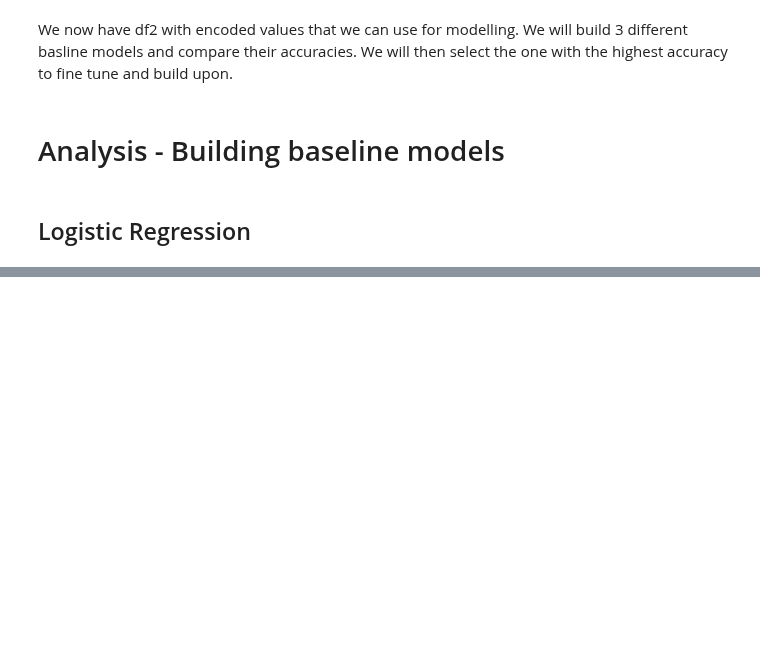
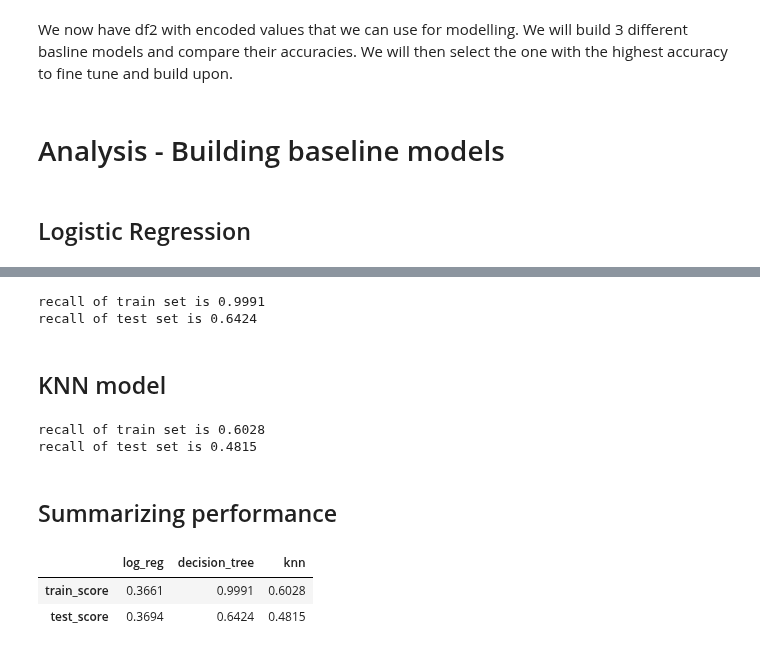
Before and after one commit to rahulakrish/water_pump_classifier, a Jupyter notebook: phase3_project.ipynb, the cells around one changed output, grey strips where cells are left out. Cells and saved outputs as stored; diff of their text form; code cells hidden in the pictures; blank space fills up the shorter version.

Commit message:
created baseline models for label encoding

```diff
--- a/phase3_project.ipynb
+++ b/phase3_project.ipynb
@@ -701,0 +719,9 @@ X_train,X_test,y_train,y_test = train_test_split(X,y,random_state=123)
+# %%
+#check for model metrics
+from sklearn.metrics import recall_score
+
+recall_train_score_logreg = round(recall_score(y_train,y_hat_train,average='macro'),4)
+recall_test_score_logreg = round(recall_score(y_test,y_hat_test,average='macro'),4)
+
+print('recall of train set is', recall_train_score_logreg)
+print('recall of test set is', recall_test_score_logreg)
@@ -701,0 +733,65 @@ X_train,X_test,y_train,y_test = train_test_split(X,y,random_state=123)
+# %%
+#import library
+from sklearn.tree import DecisionTreeClassifier
+
+#instantiate
+clf = DecisionTreeClassifier(criterion='entropy')
+
+#fit the model onto the train sets
+clf.fit(X_train,y_train)
+
+#predict
+y_hat_train = clf.predict(X_train)
+y_hat_test = clf.predict(X_test)
+
+#calculate recall
+recall_train_score_tree = round(recall_score(y_train,y_hat_train,average='macro'),4)
+recall_test_score_tree = round(recall_score(y_test,y_hat_test,average='macro'),4)
+
+print('recall of train set is', recall_train_score_tree)
+print('recall of test set is', recall_test_score_tree)
+# %% [output]
+recall of train set is 0.9991
+recall of test set is 0.6424
+# %% [markdown]
+## KNN model
+# %%
+#import library
+from sklearn.neighbors import KNeighborsClassifier
+
+#instantiate
+knn_baseline_model = KNeighborsClassifier()
+
+#fit onto the data
+knn_baseline_model.fit(X_train,y_train)
+
+#predict
+y_hat_train = knn_baseline_model.predict(X_train)
+y_hat_test = knn_baseline_model.predict(X_test)
+
+#calculate recall
+recall_train_score_knn = round(recall_score(y_train,y_hat_train,average='macro'),4)
+recall_test_score_knn = round(recall_score(y_test,y_hat_test,average='macro'),4)
+
+print('recall of train set is', recall_train_score_knn)
+print('recall of test set is', recall_test_score_knn)
+# %% [output]
+recall of train set is 0.6028
+recall of test set is 0.4815
+# %% [markdown]
+## Summarizing performance
+# %%
+#collating all the scores
+models = ['log_reg','decision_tree','knn']
+train_scores = [recall_train_score_logreg,recall_train_score_tree,recall_train_score_knn]
+test_scores = [recall_test_score_logreg,recall_test_score_tree,recall_test_score_knn]
+train_dict = dict(zip(models,train_scores))
+test_dict = dict(zip(models,test_scores))
+# %%
+#creating a df of the scores for the baseline models
+df_scores = pd.DataFrame(data=[train_dict,test_dict],index=['train_score','test_score'])
+df_scores
+# %% [output]
+|  | log_reg | decision_tree | knn |
+| train_score | 0.3661 | 0.9991 | 0.6028 |
+| test_score | 0.3694 | 0.6424 | 0.4815 |
```
Also changed, not shown: parts of 7 cells of this notebook.
